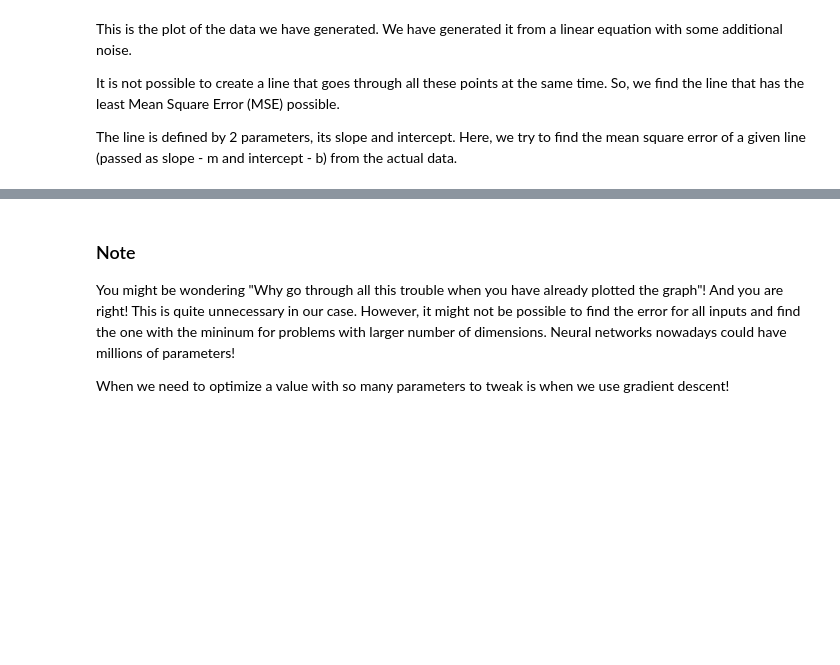
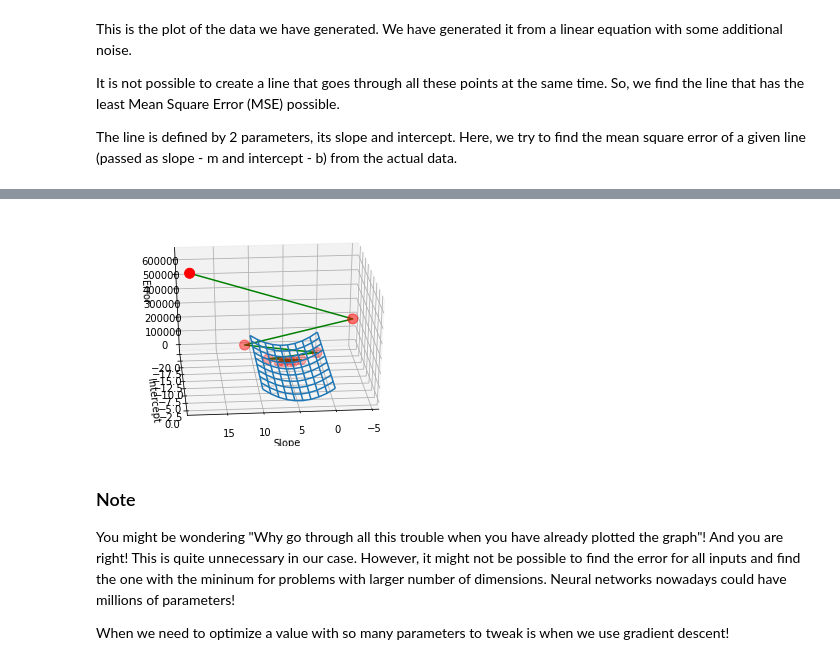
Before and after one commit to Ashwin-Rajesh/PyTorch_IEEE_2021, a Jupyter notebook: 1_LinearRegression.ipynb, the cells around one changed output, grey strips where cells are left out. Cells and saved outputs as stored; diff of their text form; code cells hidden in the pictures; blank space fills up the shorter version.

```diff
--- a/1_LinearRegression.ipynb
+++ b/1_LinearRegression.ipynb
@@ -179,3 +218,7 @@ for i in range(num_iter):
+# %%
+vis_errors(m_hist, b_hist, error_hist, False)
+# %% [output]
+[figure, added]
 # %% [markdown]
 ### Note
 You might be wondering "Why go through all this trouble when you have already plotted the graph"! And you are right! This is quite unnecessary in our case. However, it might not be possible to find the error for all inputs and find the one with the mininum for problems with larger number of dimensions. Neural networks nowadays could have millions of parameters!
```
Also changed, not shown: parts of 9 cells of this notebook.
